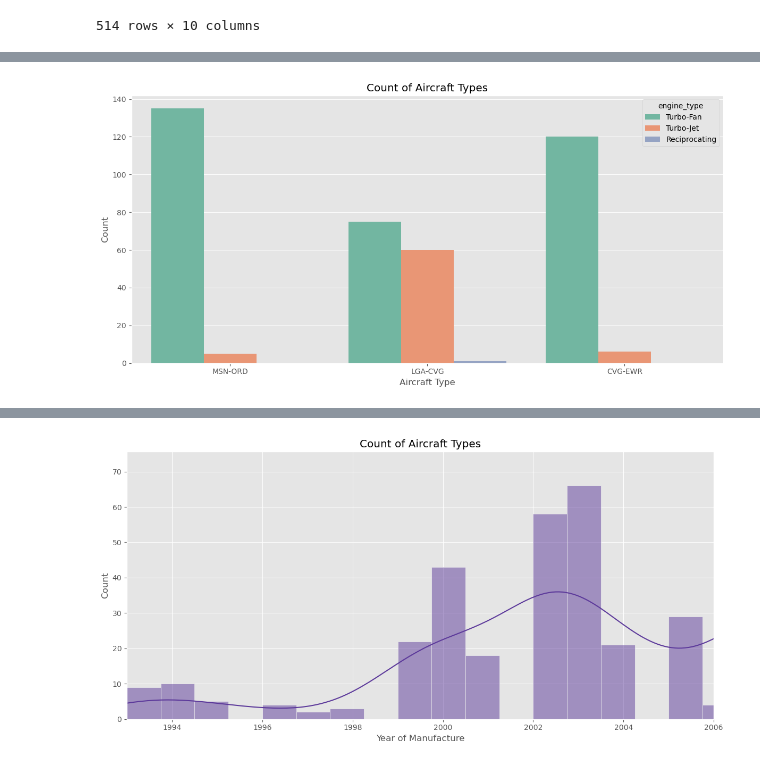
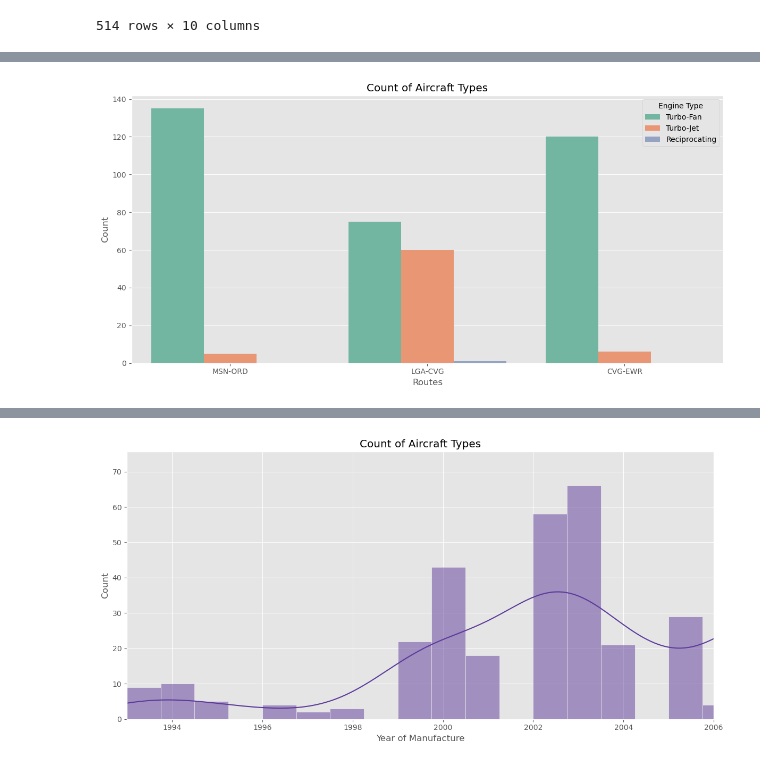
Before and after one commit to hathimazman/DataManagement_Project2, a Jupyter notebook: P153146_Project2.ipynb, the cells around one changed output, grey strips where cells are left out. Saved outputs shown, nothing was run; the diff lists cells and outputs as text; code cells hidden in the pictures.

```diff
--- a/P153146_Project2.ipynb
+++ b/P153146_Project2.ipynb
@@ -1432,11 +1450,12 @@ plt.show()
 # %%
 # Plot aircraft type
 plt.figure(figsize=(12, 6))
 sns.countplot(data=df13, x='routes', hue='engine_type', palette='Set2')
+plt.legend(title='Engine Type', loc='upper right')
 plt.title('Count of Aircraft Types')
-plt.xlabel('Aircraft Type')
+plt.xlabel('Routes')
 plt.ylabel('Count')
 plt.tight_layout()
 plt.show()
 # %% [output]
-[figure, old version]
+[figure, new version]
```
Also changed, not shown: parts of 26 cells of this notebook, 2 other files.
